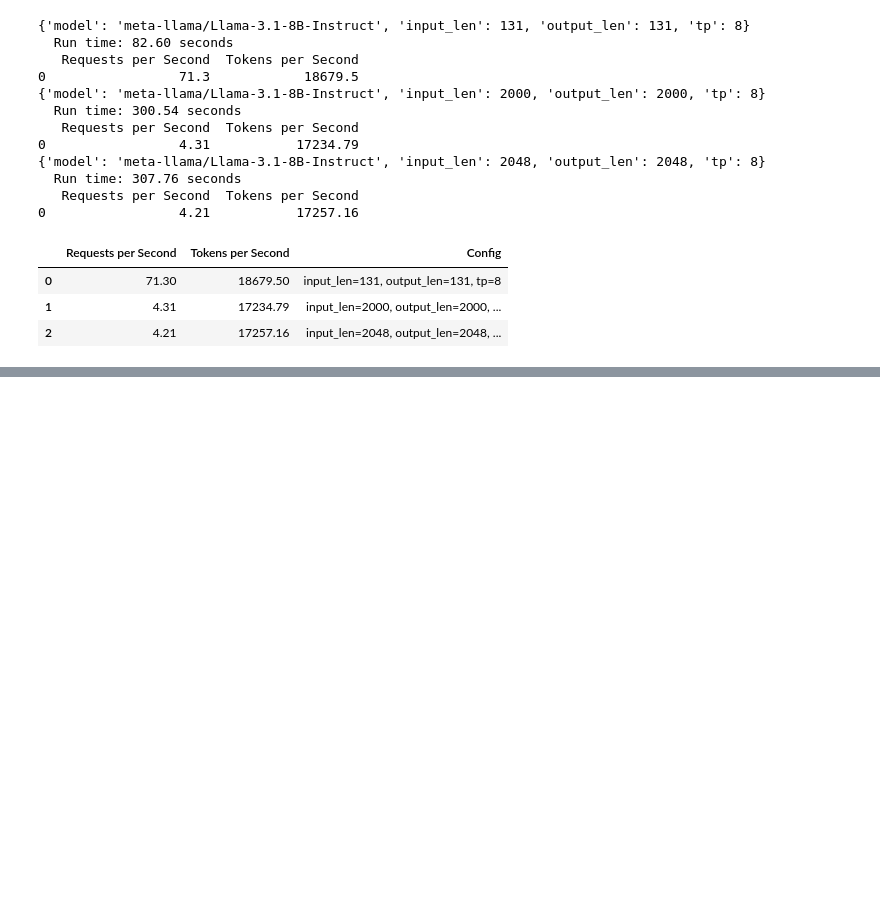
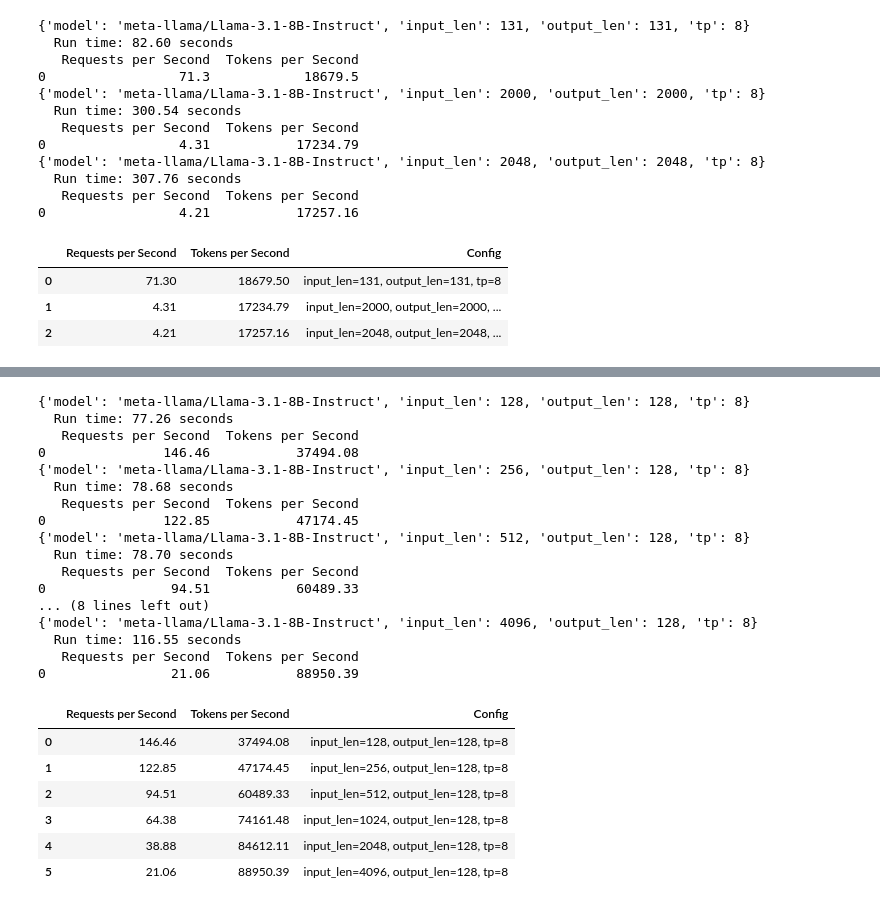
Before and after one commit to AUGMXNT/MI300-testing, a Jupyter notebook: inference-vllm-vs-vllm-rocm.ipynb, the cells around one changed output, grey strips where cells are left out. Cells and saved outputs as stored; diff of their text form; code cells hidden in the pictures; blank space fills up the shorter version.

```diff
--- a/inference-vllm-vs-vllm-rocm.ipynb
+++ b/inference-vllm-vs-vllm-rocm.ipynb
@@ -455,0 +711,50 @@ display(all_results)
+# %%
+# List of configurations to test
+configs = [
+    {'model': 'meta-llama/Llama-3.1-8B-Instruct', 'input_len': 128, 'output_len': 128, 'tp': 8},
+    {'model': 'meta-llama/Llama-3.1-8B-Instruct', 'input_len': 256, 'output_len': 128, 'tp': 8},
+    {'model': 'meta-llama/Llama-3.1-8B-Instruct', 'input_len': 512, 'output_len': 128, 'tp': 8},
+    {'model': 'meta-llama/Llama-3.1-8B-Instruct', 'input_len': 1024, 'output_len': 128, 'tp': 8},
+    {'model': 'meta-llama/Llama-3.1-8B-Instruct', 'input_len': 2048, 'output_len': 128, 'tp': 8},
+    {'model': 'meta-llama/Llama-3.1-8B-Instruct', 'input_len': 4096, 'output_len': 128, 'tp': 8},
+]
+
+# Initialize an empty DataFrame to store all results
+all_results = pd.DataFrame()
+
+# Run benchmarks for each configuration
+for config in configs:
+    print(config)
+    df_result = benchmark_model(**config)
+    if df_result is not None:
+        # Add a column for the configuration
+        df_result['Config'] = f"input_len={config['input_len']}, output_len={config['output_len']}, tp={config['tp']}"
+        all_results = pd.concat([all_results, df_result], ignore_index=True)
+
+# Display all results
+display(all_results)
+# %% [output]
+{'model': 'meta-llama/Llama-3.1-8B-Instruct', 'input_len': 128, 'output_len': 128, 'tp': 8}
+  Run time: 77.26 seconds
+   Requests per Second  Tokens per Second
+0               146.46           37494.08
+{'model': 'meta-llama/Llama-3.1-8B-Instruct', 'input_len': 256, 'output_len': 128, 'tp': 8}
+  Run time: 78.68 seconds
+   Requests per Second  Tokens per Second
+0               122.85           47174.45
+{'model': 'meta-llama/Llama-3.1-8B-Instruct', 'input_len': 512, 'output_len': 128, 'tp': 8}
+  Run time: 78.70 seconds
+   Requests per Second  Tokens per Second
+0                94.51           60489.33
+... (8 lines left out)
+{'model': 'meta-llama/Llama-3.1-8B-Instruct', 'input_len': 4096, 'output_len': 128, 'tp': 8}
+  Run time: 116.55 seconds
+   Requests per Second  Tokens per Second
+0                21.06           88950.39
+|  | Requests per Second | Tokens per Second | Config |
+| 0 | 146.46 | 37494.08 | input_len=128, output_len=128, tp=8 |
+| 1 | 122.85 | 47174.45 | input_len=256, output_len=128, tp=8 |
+| 2 | 94.51 | 60489.33 | input_len=512, output_len=128, tp=8 |
+| 3 | 64.38 | 74161.48 | input_len=1024, output_len=128, tp=8 |
+| 4 | 38.88 | 84612.11 | input_len=2048, output_len=128, tp=8 |
+| 5 | 21.06 | 88950.39 | input_len=4096, output_len=128, tp=8 |
```
Also changed, not shown: parts of 20 cells of this notebook.
